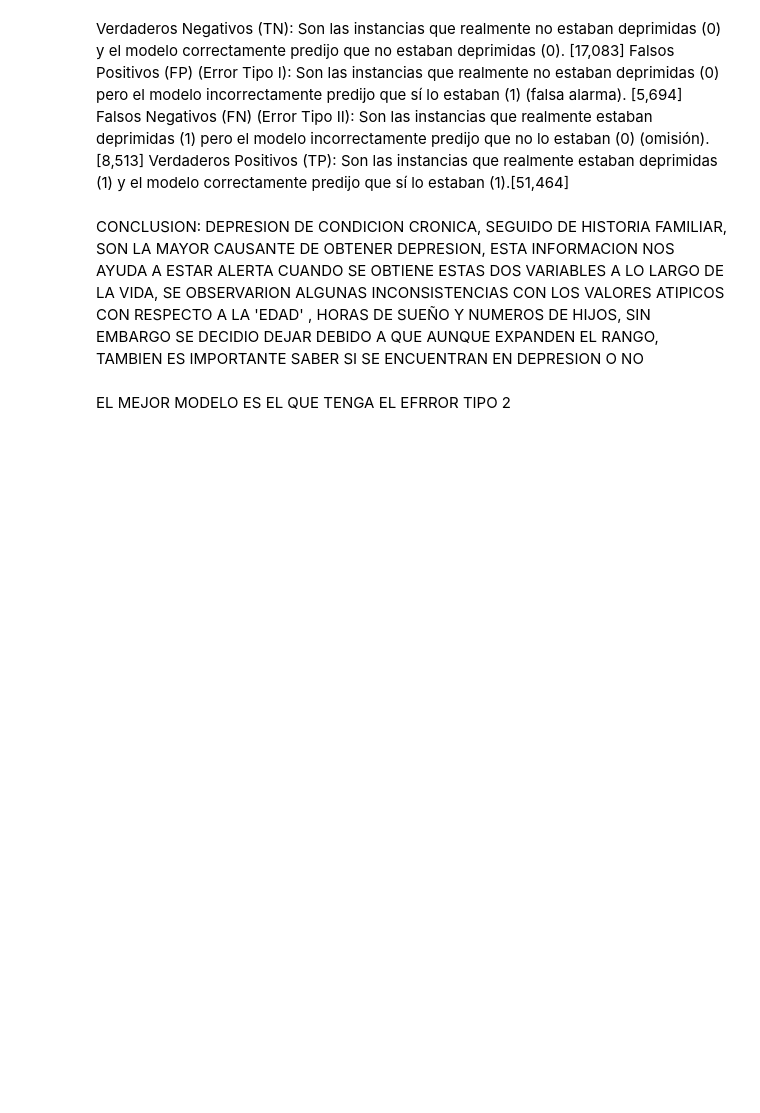
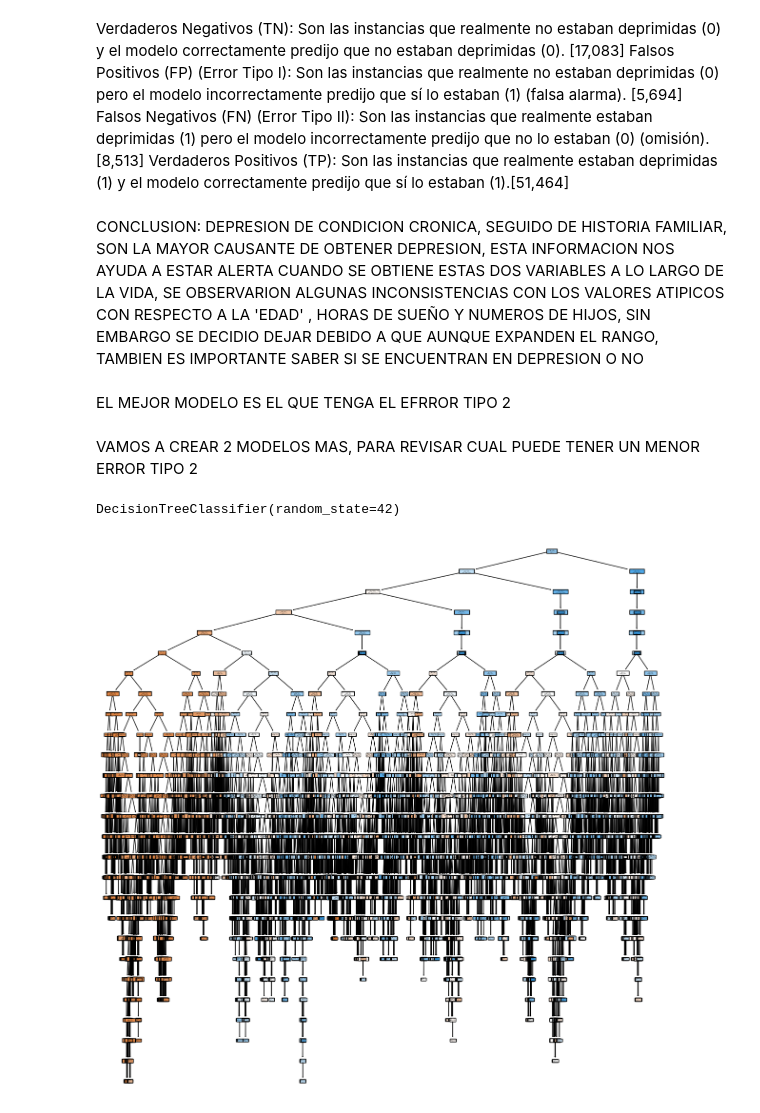
Before and after one commit to Valenfrc/Salud-mental-fase2, a Jupyter notebook: src/explore.ipynb, the cells around one changed output. Cells and saved outputs as stored; diff of their text form; code cells hidden in the pictures; blank space fills up the shorter version.

Commit message:
creacion de nuevo modelo

```diff
--- a/src/explore.ipynb
+++ b/src/explore.ipynb
@@ -732,3 +732,23 @@ Verdaderos Positivos (TP): Son las instancias que realmente estaban deprimidas (
 CONCLUSION: DEPRESION DE CONDICION CRONICA, SEGUIDO DE HISTORIA FAMILIAR, SON LA MAYOR CAUSANTE DE OBTENER DEPRESION, ESTA INFORMACION NOS AYUDA A ESTAR ALERTA CUANDO SE OBTIENE ESTAS DOS VARIABLES A LO LARGO DE LA VIDA, SE OBSERVARION ALGUNAS INCONSISTENCIAS CON LOS VALORES ATIPICOS CON RESPECTO A LA 'EDAD' , HORAS DE SUEÑO Y NUMEROS DE HIJOS, SIN EMBARGO SE DECIDIO DEJAR DEBIDO A QUE AUNQUE EXPANDEN EL RANGO, TAMBIEN ES IMPORTANTE SABER SI SE ENCUENTRAN EN DEPRESION O NO
 # %% [markdown]
 EL MEJOR MODELO ES EL QUE TENGA EL EFRROR TIPO 2
+# %% [markdown]
+VAMOS A CREAR 2 MODELOS MAS, PARA REVISAR CUAL PUEDE TENER UN MENOR ERROR TIPO 2
+# %%
+from sklearn.tree import DecisionTreeClassifier
+
+modeltree = DecisionTreeClassifier(random_state = 42)
+modeltree.fit(X_train, y_train)
+# %% [output]
+DecisionTreeClassifier(random_state=42)
+# %%
+import matplotlib.pyplot as plt
+from sklearn import tree
+
+fig = plt.figure(figsize=(15,15))
+
+tree.plot_tree(modeltree, feature_names = list(X_train.columns), class_names = ["0", "1"], filled = True)
+
+plt.show()
+# %% [output]
+[figure, added]
```
Also changed, not shown: 1 other file.
